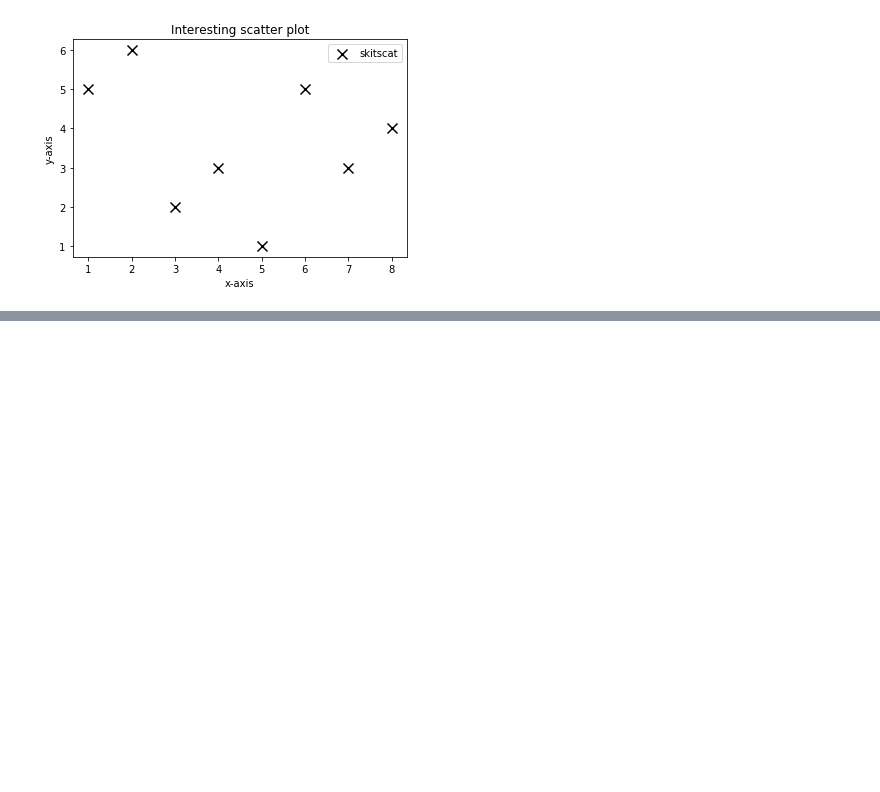
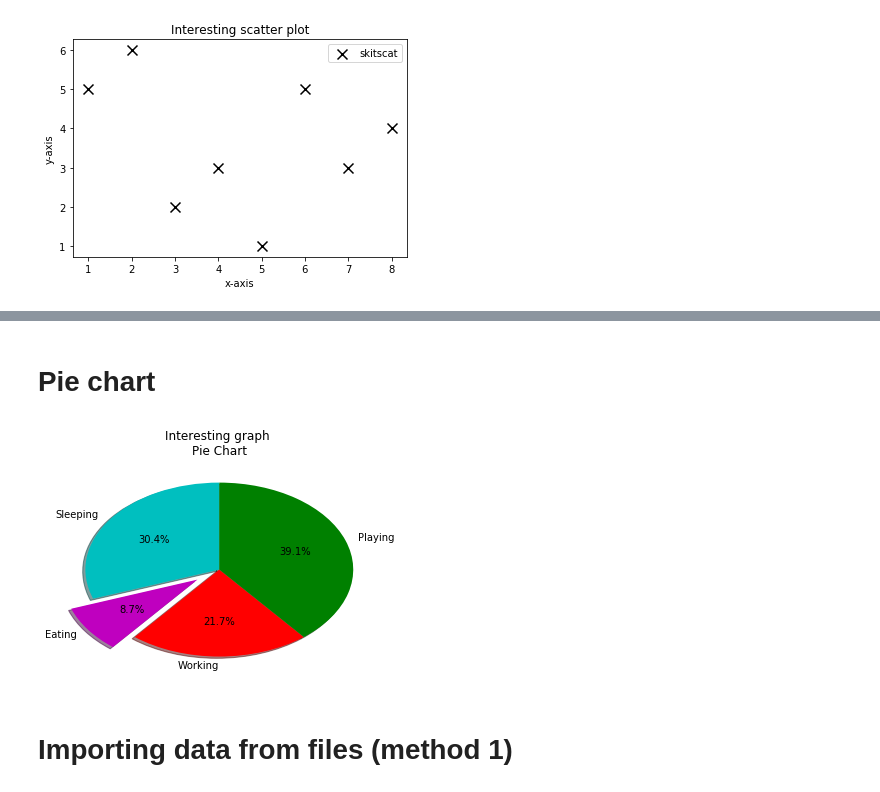
Before and after one commit to timamirrockdude/Python, a Jupyter notebook: Matplotlib_learning_guide.ipynb, the cells around one changed output, grey strips where cells are left out. Cells and saved outputs as stored; diff of their text form; code cells hidden in the pictures; blank space fills up the shorter version.

```diff
--- a/Matplotlib_learning_guide.ipynb
+++ b/Matplotlib_learning_guide.ipynb
@@ -122,0 +151,21 @@ plt.show()
+# %% [markdown]
+# Pie chart
+# %%
+#input sets
+slices=[7,2,5,9]
+activities=['Sleeping','Eating','Working','Playing']
+colors=['c','m','r','g']
+
+#plotting the pie chart
+plt.pie(slices,labels=activities, colors=colors, startangle=90,
+       shadow=True, explode=(0,0.2,0,0), autopct='%1.1f%%', radius=1)
+
+#setting the title
+plt.title('Interesting graph \nPie Chart')
+
+#showing the graph
+plt.show()
+# %% [output]
+[figure, added]
+# %% [markdown]
+# Importing data from files (method 1)
```
Also changed, not shown: parts of 10 cells of this notebook.
